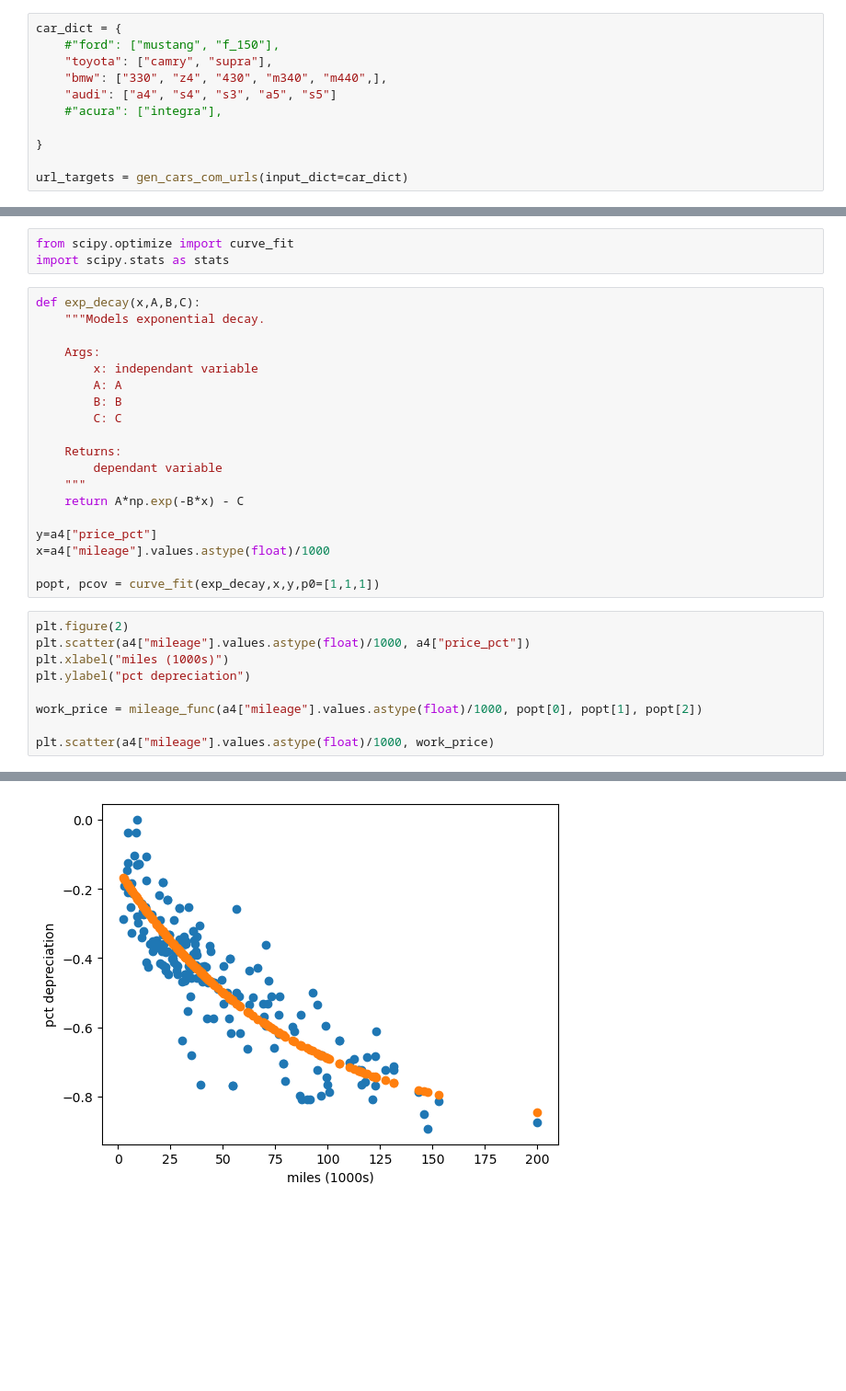
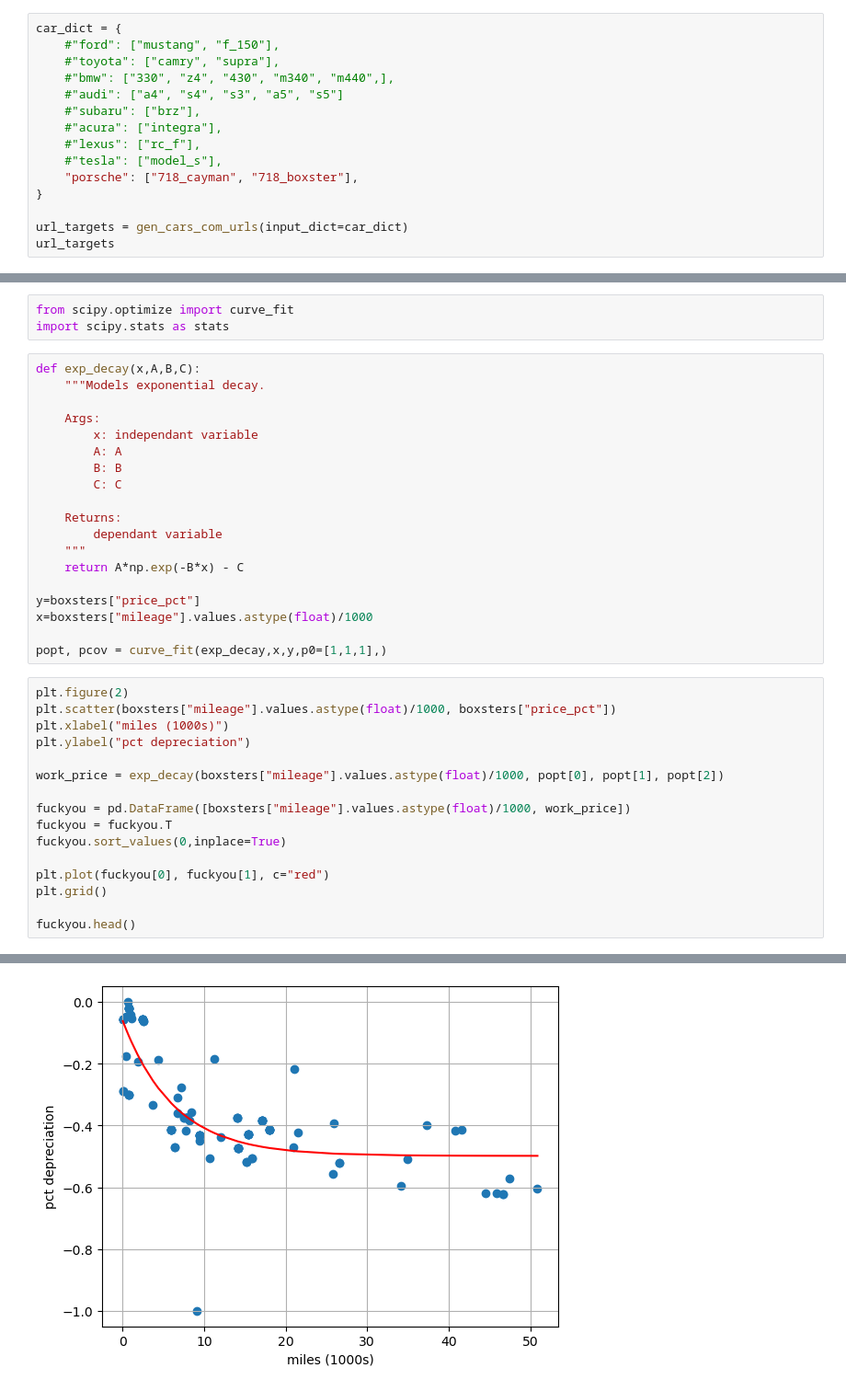
Before and after one commit to wujorgen/DataDrift, a Jupyter notebook: BLUESKY/analysis.ipynb, the cells around one changed output, grey strips where cells are left out. Shown: that part at 92% size. Cells and saved outputs as stored; diff of their text form; blank space fills up the shorter version.

```diff
--- a/BLUESKY/analysis.ipynb
+++ b/BLUESKY/analysis.ipynb
@@ -17,11 +17,15 @@ Generating Target URLS to scrape from
 # %%
 car_dict = {
     #"ford": ["mustang", "f_150"],
-    "toyota": ["camry", "supra"],
-    "bmw": ["330", "z4", "430", "m340", "m440",],
-    "audi": ["a4", "s4", "s3", "a5", "s5"]
+    #"toyota": ["camry", "supra"],
+    #"bmw": ["330", "z4", "430", "m340", "m440",],
+    #"audi": ["a4", "s4", "s3", "a5", "s5"]
+    #"subaru": ["brz"],
     #"acura": ["integra"],
-
+    #"lexus": ["rc_f"],
+    #"tesla": ["model_s"],
+    "porsche": ["718_cayman", "718_boxster"],
 }
 
 url_targets = gen_cars_com_urls(input_dict=car_dict)
+url_targets
@@ -100,17 +132,24 @@ def exp_decay(x,A,B,C):
     """
     return A*np.exp(-B*x) - C
 
-y=a4["price_pct"]
-x=a4["mileage"].values.astype(float)/1000
+y=boxsters["price_pct"]
+x=boxsters["mileage"].values.astype(float)/1000
 
-popt, pcov = curve_fit(exp_decay,x,y,p0=[1,1,1])
+popt, pcov = curve_fit(exp_decay,x,y,p0=[1,1,1],)
 # %%
 plt.figure(2)
-plt.scatter(a4["mileage"].values.astype(float)/1000, a4["price_pct"])
+plt.scatter(boxsters["mileage"].values.astype(float)/1000, boxsters["price_pct"])
 plt.xlabel("miles (1000s)")
 plt.ylabel("pct depreciation")
 
-work_price = mileage_func(a4["mileage"].values.astype(float)/1000, popt[0], popt[1], popt[2])
+work_price = exp_decay(boxsters["mileage"].values.astype(float)/1000, popt[0], popt[1], popt[2])
 
-plt.scatter(a4["mileage"].values.astype(float)/1000, work_price)
+fuckyou = pd.DataFrame([boxsters["mileage"].values.astype(float)/1000, work_price])
+fuckyou = fuckyou.T
+fuckyou.sort_values(0,inplace=True)
+
+plt.plot(fuckyou[0], fuckyou[1], c="red")
+plt.grid()
+
+fuckyou.head()
 # %% [output]
@@ -118 +162 @@ plt.scatter(a4["mileage"].values.astype(float)/1000, work_price)
-[figure, old version]
+[figure, new version]
```
Also changed, not shown: parts of 5 cells of this notebook, 5 other files.
